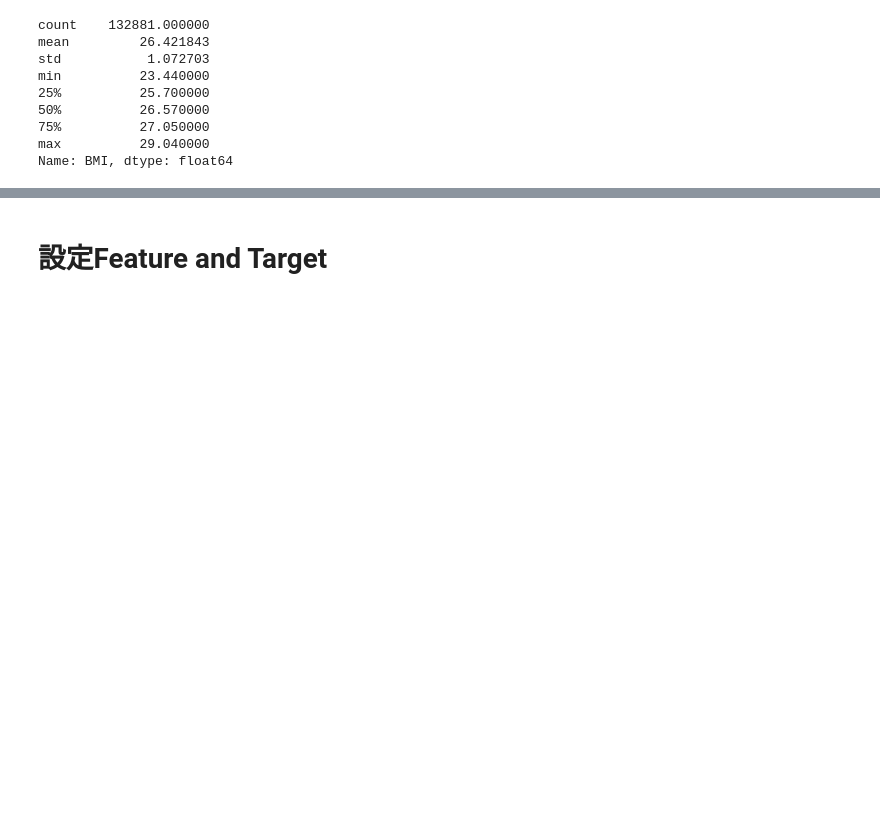
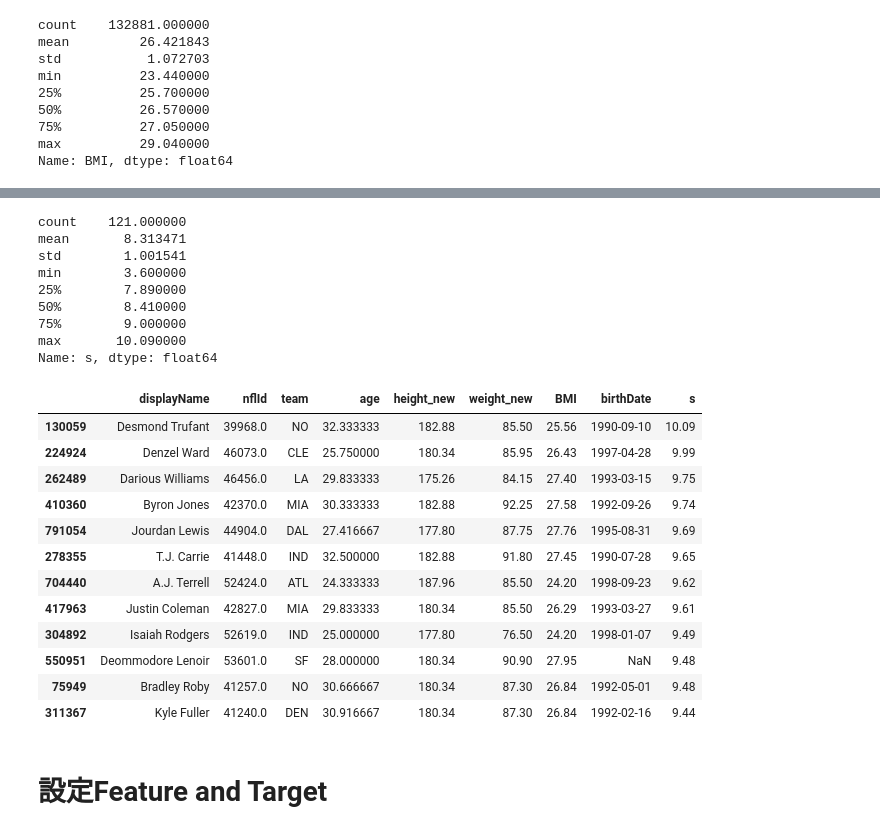
Before and after one commit to EddHuang/DeepLearningFinalProject_V2, a Jupyter notebook: predict-next-week-speed-and-add-bmi-metric.ipynb, the cells around one changed output, grey strips where cells are left out. Drawn from its saved outputs; the diff is of its cells as text; code cells hidden in the pictures; blank space fills up the shorter version.

```diff
--- a/predict-next-week-speed-and-add-bmi-metric.ipynb
+++ b/predict-next-week-speed-and-add-bmi-metric.ipynb
@@ -190,3 +243,31 @@ Name: BMI, dtype: float64
+# %%
+sortByS_week_2 = df_week_2_player.sort_values(by=['nflId', 's'], ascending= False).drop_duplicates('nflId')
+sortByS_week_2 = sortByS_week_2[['displayName', 'nflId', 'team', 'age', 'height_new', 'weight_new', 'BMI', 'birthDate', 's']].sort_values(by=['s'], ascending= False)
+print(sortByS_week_2['s'].describe())
+sortByS_week_2.head(12)
+# %% [output]
+count    121.000000
+mean       8.313471
+std        1.001541
+min        3.600000
+25%        7.890000
+50%        8.410000
+75%        9.000000
+max       10.090000
+Name: s, dtype: float64
+|  | displayName | nflId | team | age | height_new | weight_new | BMI | birthDate | s |
+| 130059 | Desmond Trufant | 39968.0 | NO | 32.333333 | 182.88 | 85.50 | 25.56 | 1990-09-10 | 10.09 |
+| 224924 | Denzel Ward | 46073.0 | CLE | 25.750000 | 180.34 | 85.95 | 26.43 | 1997-04-28 | 9.99 |
+| 262489 | Darious Williams | 46456.0 | LA | 29.833333 | 175.26 | 84.15 | 27.40 | 1993-03-15 | 9.75 |
+| 410360 | Byron Jones | 42370.0 | MIA | 30.333333 | 182.88 | 92.25 | 27.58 | 1992-09-26 | 9.74 |
+| 791054 | Jourdan Lewis | 44904.0 | DAL | 27.416667 | 177.80 | 87.75 | 27.76 | 1995-08-31 | 9.69 |
+| 278355 | T.J. Carrie | 41448.0 | IND | 32.500000 | 182.88 | 91.80 | 27.45 | 1990-07-28 | 9.65 |
+| 704440 | A.J. Terrell | 52424.0 | ATL | 24.333333 | 187.96 | 85.50 | 24.20 | 1998-09-23 | 9.62 |
+| 417963 | Justin Coleman | 42827.0 | MIA | 29.833333 | 180.34 | 85.50 | 26.29 | 1993-03-27 | 9.61 |
+| 304892 | Isaiah Rodgers | 52619.0 | IND | 25.000000 | 177.80 | 76.50 | 24.20 | 1998-01-07 | 9.49 |
+| 550951 | Deommodore Lenoir | 53601.0 | SF | 28.000000 | 180.34 | 90.90 | 27.95 | NaN | 9.48 |
+| 75949 | Bradley Roby | 41257.0 | NO | 30.666667 | 180.34 | 87.30 | 26.84 | 1992-05-01 | 9.48 |
+| 311367 | Kyle Fuller | 41240.0 | DEN | 30.916667 | 180.34 | 87.30 | 26.84 | 1992-02-16 | 9.44 |
 # %% [markdown]
 # **設定Feature and Target**
 # %%
```
Also changed, not shown: parts of 40 cells of this notebook.
